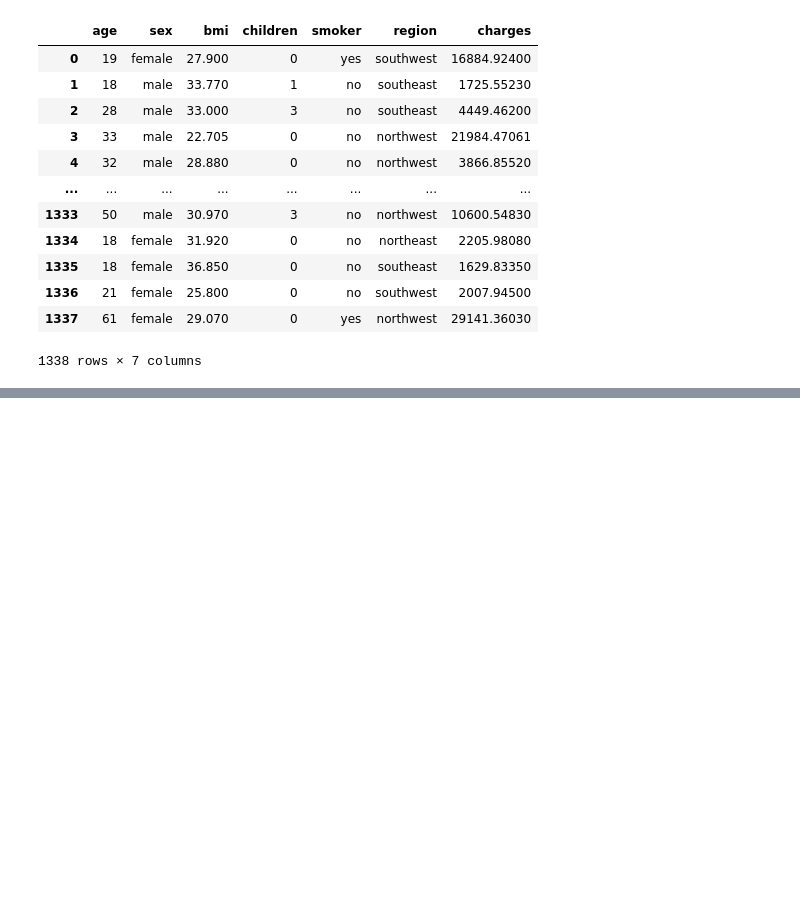
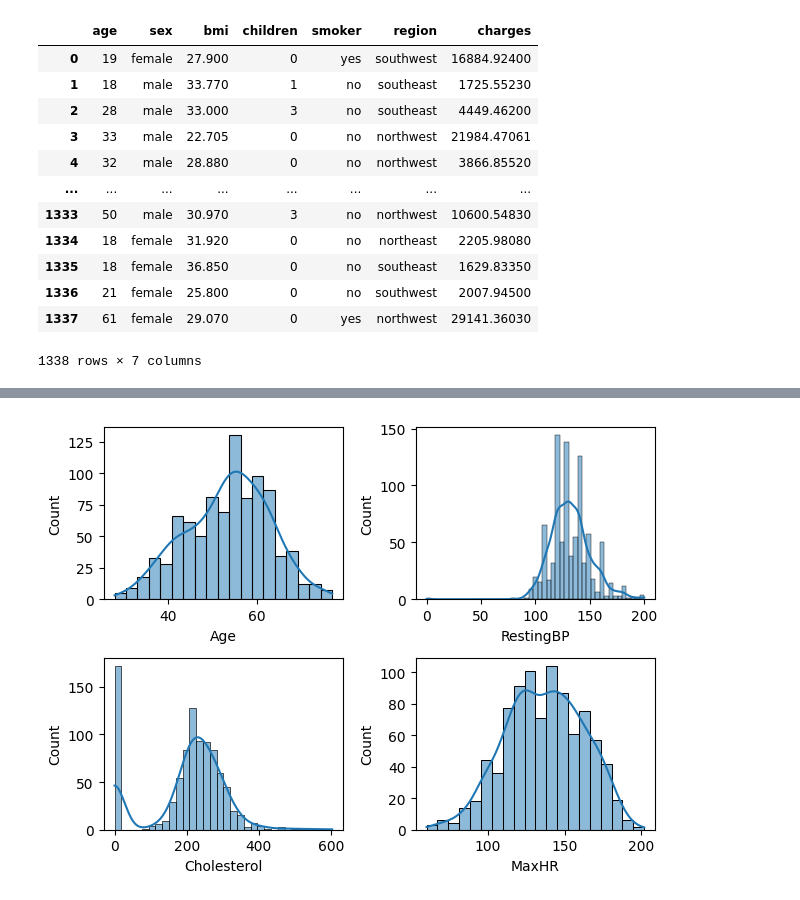
Before and after one commit to kartik147-design/Machine-Learning---1, a Jupyter notebook: main.ipynb, the cells around one changed output, grey strips where cells are left out. Cells and saved outputs as stored; diff of their text form; code cells hidden in the pictures; blank space fills up the shorter version.

```diff
--- a/main.ipynb
+++ b/main.ipynb
@@ -371,0 +452,14 @@ df
+# %%
+def plotting(var,num):
+    plt.subplot(2,2,num)
+    sns.histplot(df[var],kde = True)
+
+plotting('Age',1)
+plotting('RestingBP',2)
+plotting('Cholesterol',3)
+plotting('MaxHR',4)
+
+
+plt.tight_layout()
+# %% [output]
+[figure, added]
```
Also changed, not shown: parts of 25 cells of this notebook.
